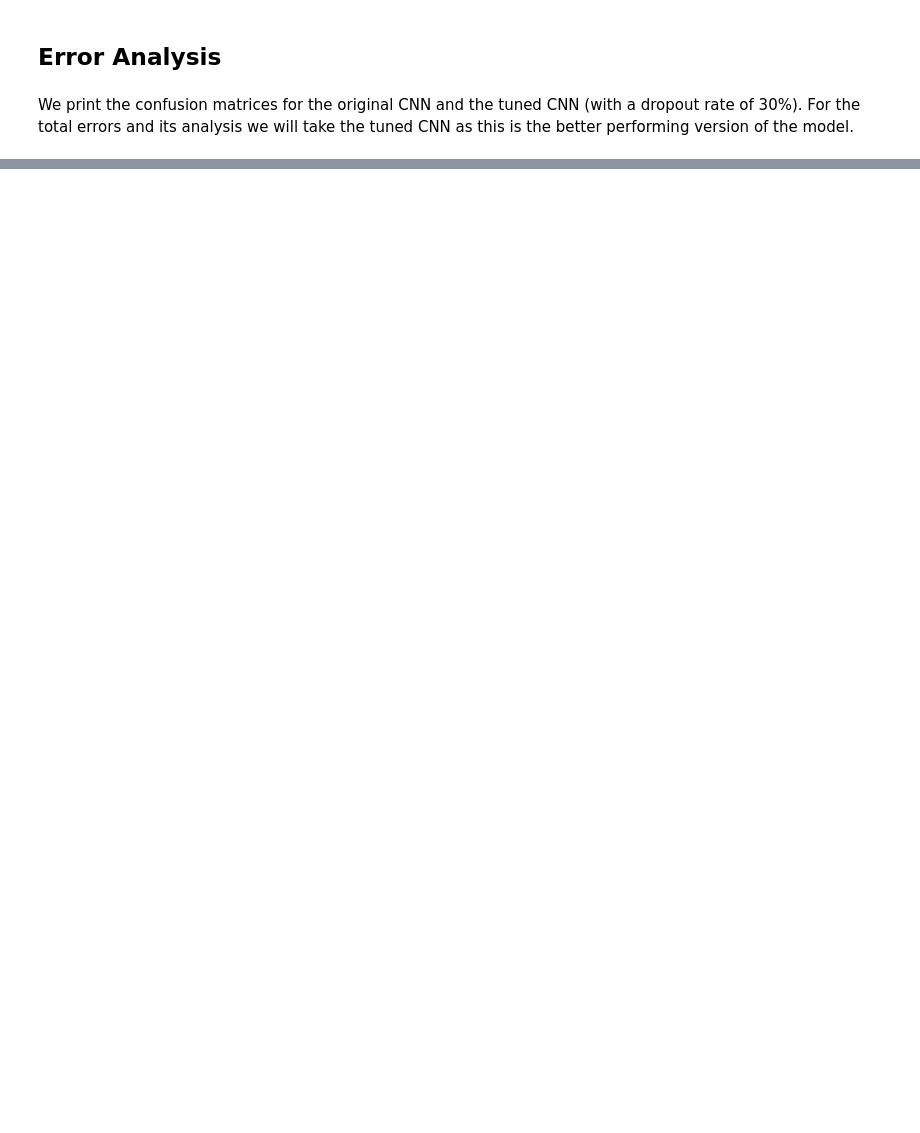
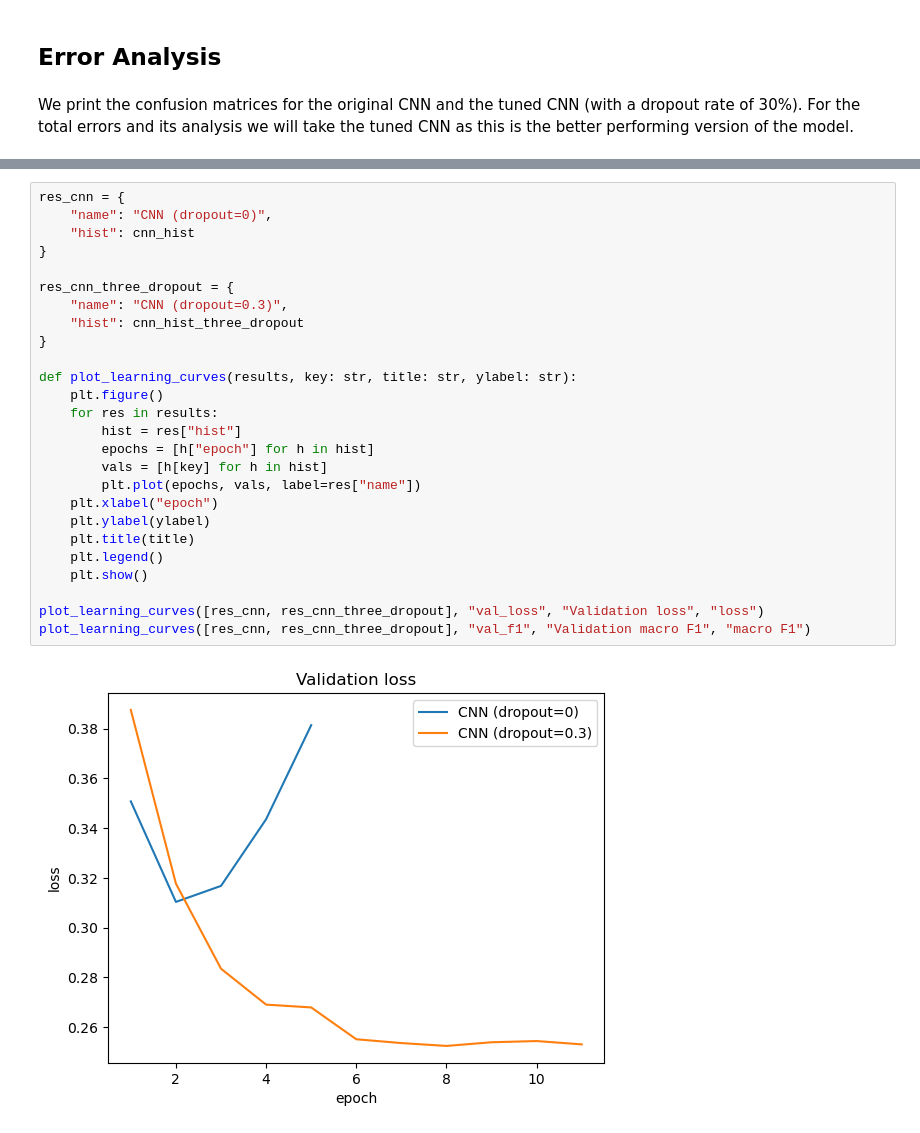
Before and after one commit to ThisIsPiclasso/nlp_assignment_2, a Jupyter notebook: neural_model_comparison_assignment_2.ipynb, the cells around one changed output, grey strips where cells are left out. Saved outputs shown, nothing was run; the diff lists cells and outputs as text; blank space fills up the shorter version.

Commit message:
Implementation of learning curves

```diff
--- a/neural_model_comparison_assignment_2.ipynb
+++ b/neural_model_comparison_assignment_2.ipynb
@@ -610,0 +611,28 @@ Displaying first 20 misclassifications:
+# %%
+res_cnn = {
+    "name": "CNN (dropout=0)",
+    "hist": cnn_hist
+}
+
+res_cnn_three_dropout = {
+    "name": "CNN (dropout=0.3)",
+    "hist": cnn_hist_three_dropout
+}
+
+def plot_learning_curves(results, key: str, title: str, ylabel: str):
+    plt.figure()
+    for res in results:
+        hist = res["hist"]
+        epochs = [h["epoch"] for h in hist]
+        vals = [h[key] for h in hist]
+        plt.plot(epochs, vals, label=res["name"])
+    plt.xlabel("epoch")
+    plt.ylabel(ylabel)
+    plt.title(title)
+    plt.legend()
+    plt.show()
+
+plot_learning_curves([res_cnn, res_cnn_three_dropout], "val_loss", "Validation loss", "loss")
+plot_learning_curves([res_cnn, res_cnn_three_dropout], "val_f1", "Validation macro F1", "macro F1")
+# %% [output]
+[figure, added]
```
Also changed, not shown: parts of 6 cells of this notebook.
